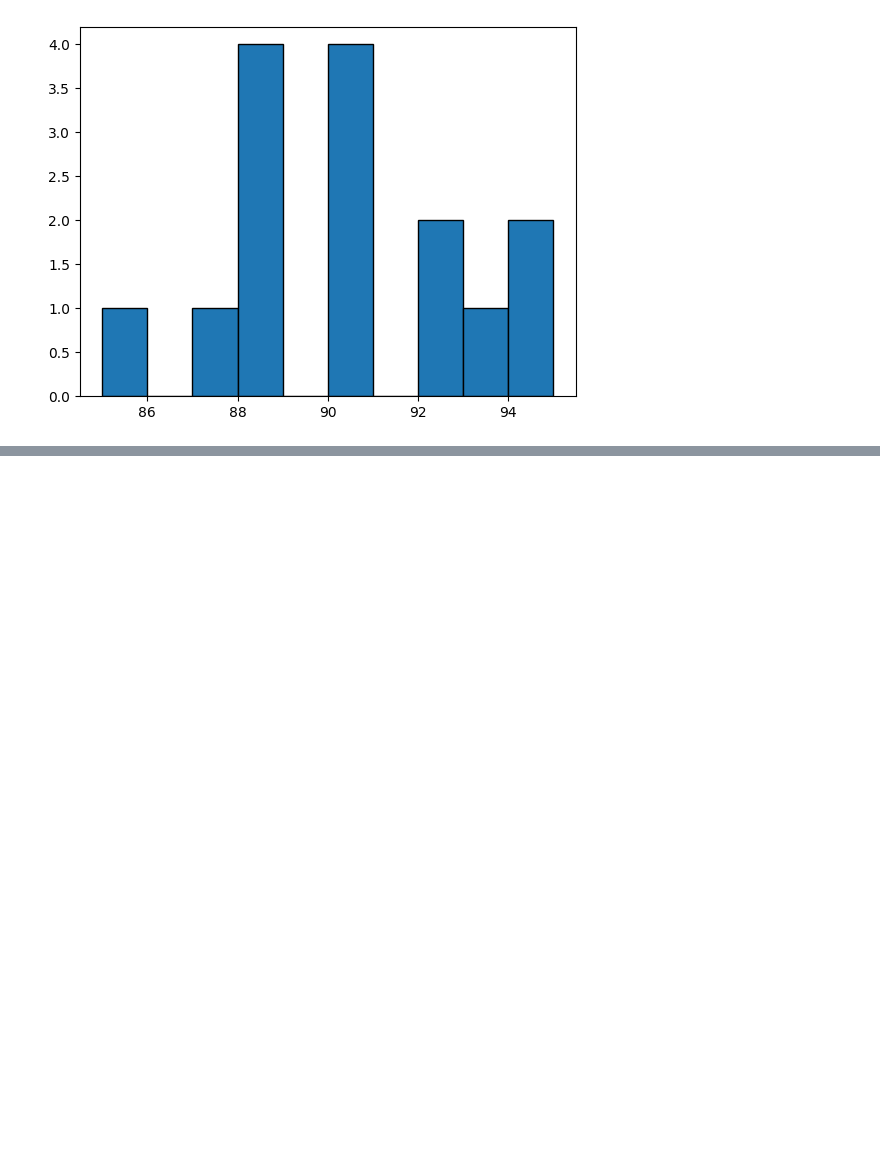
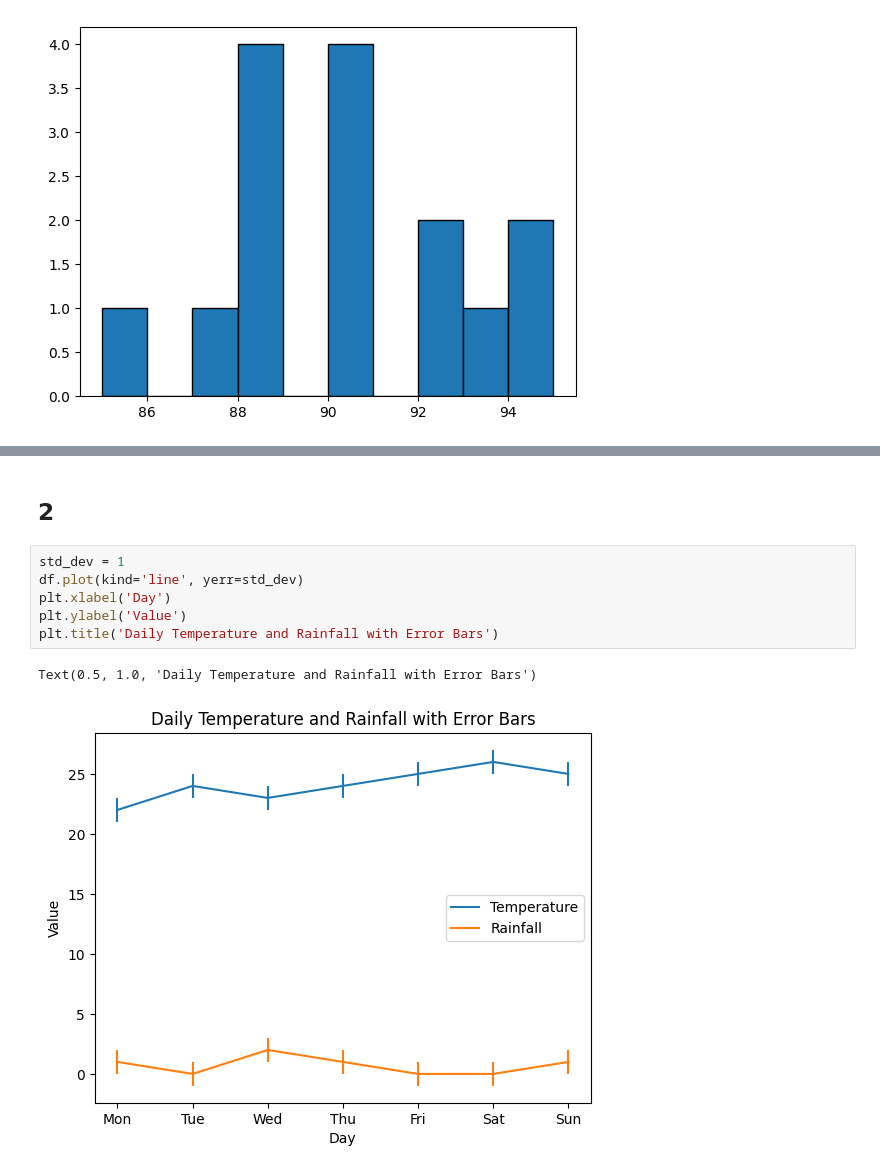
Before and after one commit to danik1341/DI_Python_Bootcamp, a Jupyter notebook: w5d3/ex_XP.ipynb, the cells around one changed output, grey strips where cells are left out. Drawn from its saved outputs; the diff is of its cells as text; blank space fills up the shorter version.

```diff
--- a/w5d3/ex_XP.ipynb
+++ b/w5d3/ex_XP.ipynb
@@ -110,0 +132,11 @@ axes.hist(grades, edgecolor = 'black')
+# %% [markdown]
+## 2
+# %%
+std_dev = 1
+df.plot(kind='line', yerr=std_dev)
+plt.xlabel('Day')
+plt.ylabel('Value')
+plt.title('Daily Temperature and Rainfall with Error Bars')
+# %% [output]
+Text(0.5, 1.0, 'Daily Temperature and Rainfall with Error Bars')
+[figure, added]
```
Also changed, not shown: parts of 10 cells of this notebook.
